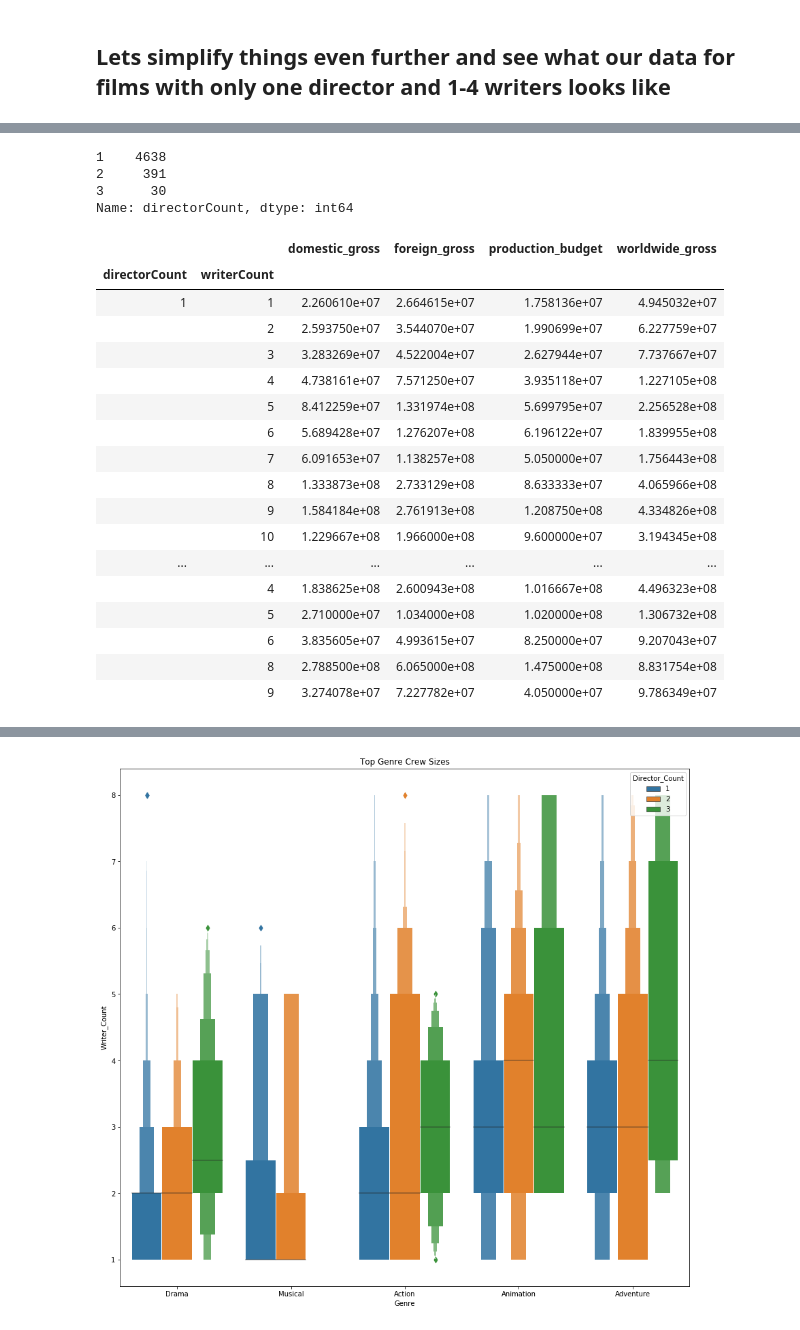
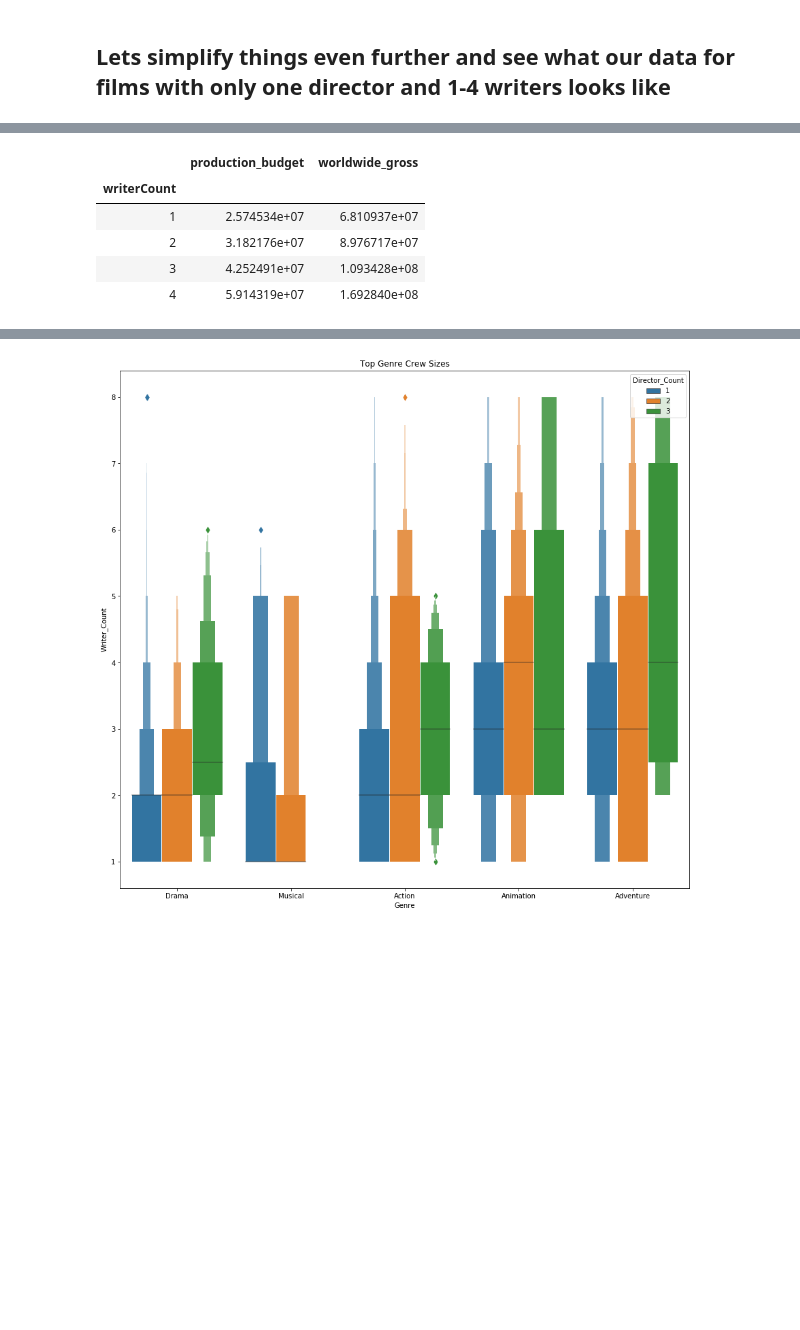
Before and after one commit to pchadrow/Mod1_Project, a Jupyter notebook: Question 3.ipynb, the cells around one changed output, grey strips where cells are left out. Cells and saved outputs as stored; diff of their text form; code cells hidden in the pictures; blank space fills up the shorter version.

```diff
--- a/Question 3.ipynb
+++ b/Question 3.ipynb
@@ -139,28 +133,10 @@ refinedcounts.groupby('directorCount').mean()
-# %%
-refinedcounts['directorCount'].value_counts()
-# %% [output]
-1    4638
-2     391
-3      30
-Name: directorCount, dtype: int64
 # %%
-refinedcounts.groupby(['directorCount','writerCount']).mean()
+test = simplified.groupby('writerCount')[['production_budget', 'worldwide_gross']].mean()
+test
 # %% [output]
-|  |  | domestic_gross | foreign_gross | production_budget | worldwide_gross |
-| directorCount | writerCount |  |  |  |  |
-| 1 | 1 | 2.260610e+07 | 2.664615e+07 | 1.758136e+07 | 4.945032e+07 |
-|  | 2 | 2.593750e+07 | 3.544070e+07 | 1.990699e+07 | 6.227759e+07 |
-|  | 3 | 3.283269e+07 | 4.522004e+07 | 2.627944e+07 | 7.737667e+07 |
-|  | 4 | 4.738161e+07 | 7.571250e+07 | 3.935118e+07 | 1.227105e+08 |
-|  | 5 | 8.412259e+07 | 1.331974e+08 | 5.699795e+07 | 2.256528e+08 |
-|  | 6 | 5.689428e+07 | 1.276207e+08 | 6.196122e+07 | 1.839955e+08 |
-|  | 7 | 6.091653e+07 | 1.138257e+08 | 5.050000e+07 | 1.756443e+08 |
-|  | 8 | 1.333873e+08 | 2.733129e+08 | 8.633333e+07 | 4.065966e+08 |
-|  | 9 | 1.584184e+08 | 2.761913e+08 | 1.208750e+08 | 4.334826e+08 |
-|  | 10 | 1.229667e+08 | 1.966000e+08 | 9.600000e+07 | 3.194345e+08 |
-| ... | ... | ... | ... | ... | ... |
-|  | 4 | 1.838625e+08 | 2.600943e+08 | 1.016667e+08 | 4.496323e+08 |
-|  | 5 | 2.710000e+07 | 1.034000e+08 | 1.020000e+08 | 1.306732e+08 |
-|  | 6 | 3.835605e+07 | 4.993615e+07 | 8.250000e+07 | 9.207043e+07 |
-|  | 8 | 2.788500e+08 | 6.065000e+08 | 1.475000e+08 | 8.831754e+08 |
-|  | 9 | 3.274078e+07 | 7.227782e+07 | 4.050000e+07 | 9.786349e+07 |
+|  | production_budget | worldwide_gross |
+| writerCount |  |  |
+| 1 | 2.574534e+07 | 6.810937e+07 |
+| 2 | 3.182176e+07 | 8.976717e+07 |
+| 3 | 4.252491e+07 | 1.093428e+08 |
+| 4 | 5.914319e+07 | 1.692840e+08 |
```
Also changed, not shown: parts of 9 cells of this notebook, 1 other file.
